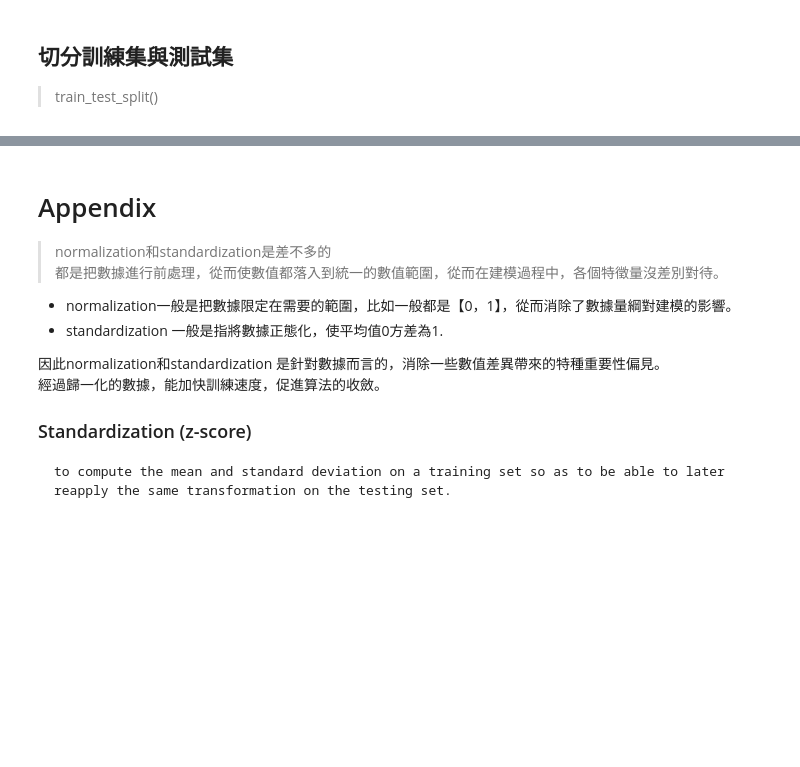
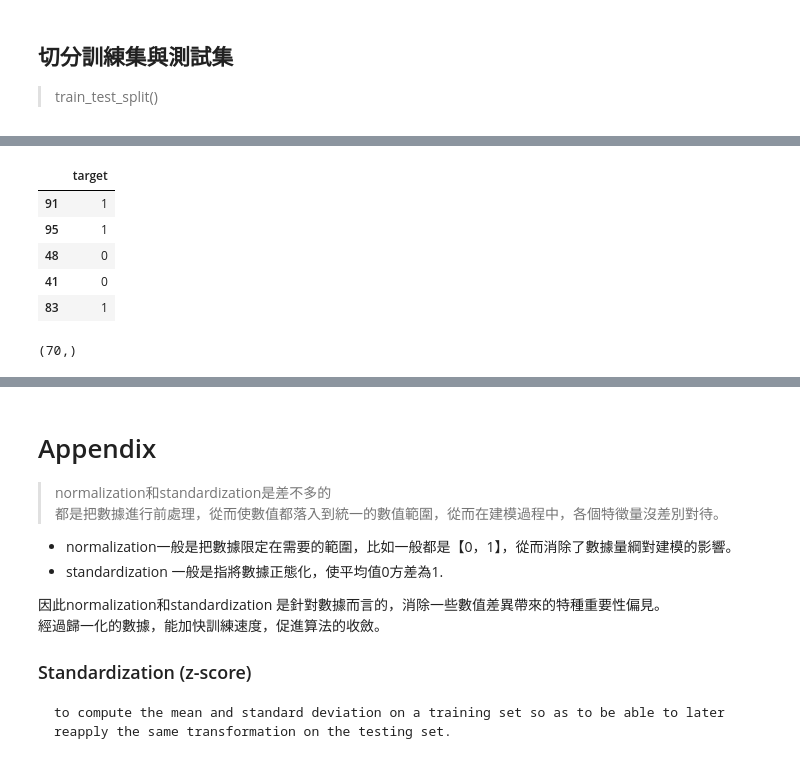
Before and after one commit to chiangmengche/IMLP449, a Jupyter notebook: Unit03/6_scikit_learn_Basic_實戰.ipynb, the cells around one changed output, grey strips where cells are left out. Drawn from its saved outputs; the diff is of its cells as text; code cells hidden in the pictures; blank space fills up the shorter version.

```diff
--- a/Unit03/6_scikit_learn_Basic_實戰.ipynb
+++ b/Unit03/6_scikit_learn_Basic_實戰.ipynb
@@ -201,0 +223,13 @@ X_test.head()
+# %%
+Y_train.head()
+# %% [output]
+|  | target |
+| 91 | 1 |
+| 95 | 1 |
+| 48 | 0 |
+| 41 | 0 |
+| 83 | 1 |
+# %%
+Y_train.shape
+# %% [output]
+(70,)
```
Also changed, not shown: parts of 24 cells of this notebook.
